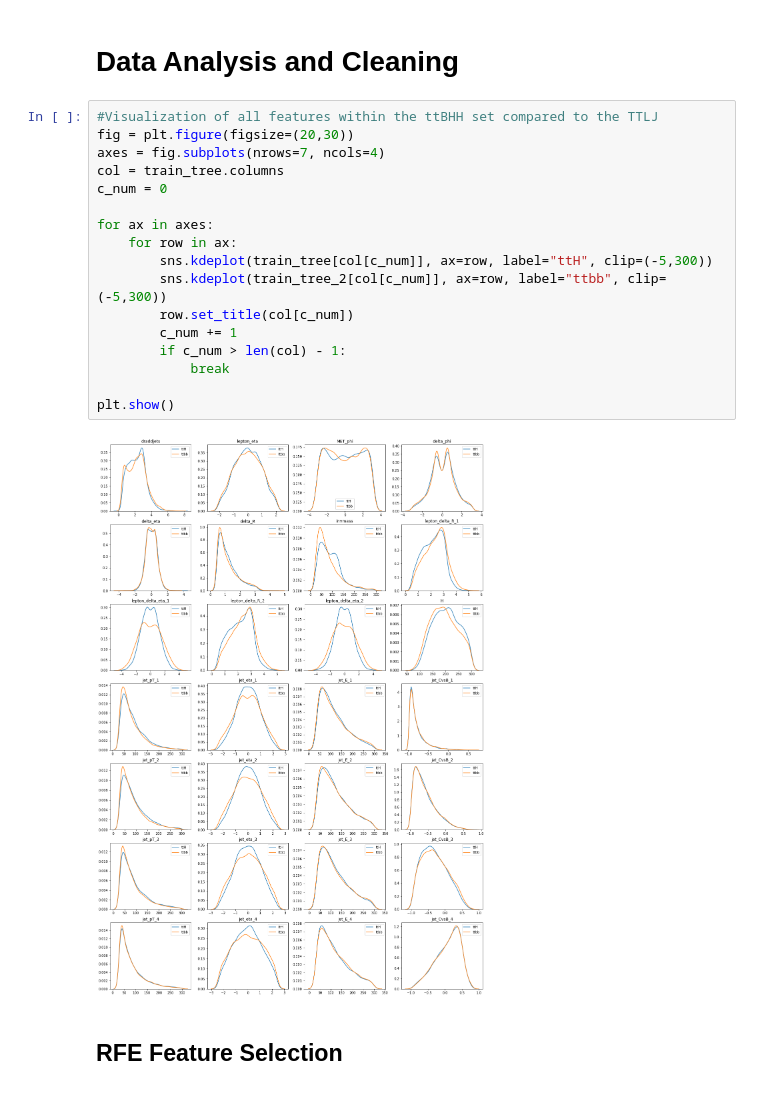
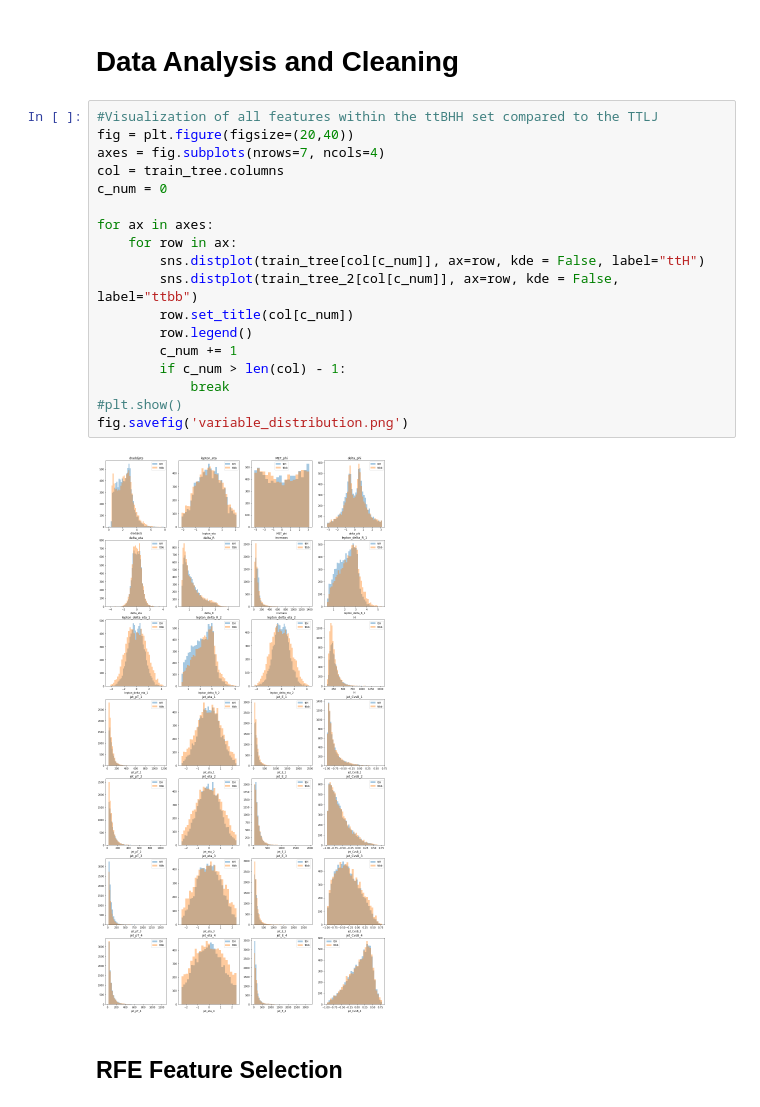
Before and after one commit to kevinyang372/HYU_PH, a Jupyter notebook: ttbb-tth(bb) Classification.ipynb, the cells around one changed output. Drawn from its saved outputs; the diff is of its cells as text.

```diff
--- a/ttbb-tth(bb) Classification.ipynb
+++ b/ttbb-tth(bb) Classification.ipynb
@@ -350,23 +352,24 @@ train, scaler = preprocess_data(full_train)
 # Data Analysis and Cleaning
 # %%
 #Visualization of all features within the ttBHH set compared to the TTLJ
-fig = plt.figure(figsize=(20,30))
+fig = plt.figure(figsize=(20,40))
 axes = fig.subplots(nrows=7, ncols=4)
 col = train_tree.columns
 c_num = 0
 
 for ax in axes:
     for row in ax:
-        sns.kdeplot(train_tree[col[c_num]], ax=row, label="ttH", clip=(-5,300))
-        sns.kdeplot(train_tree_2[col[c_num]], ax=row, label="ttbb", clip=(-5,300))
+        sns.distplot(train_tree[col[c_num]], ax=row, kde = False, label="ttH")
+        sns.distplot(train_tree_2[col[c_num]], ax=row, kde = False, label="ttbb")
         row.set_title(col[c_num])
+        row.legend()
         c_num += 1
         if c_num > len(col) - 1:
             break
-
-plt.show()
+#plt.show()
+fig.savefig('variable_distribution.png')
 # %% [output]
-[figure, old version]
+[figure, new version]
 # %% [markdown]
 ## RFE Feature Selection
 # %%
```
Also changed, not shown: parts of 20 cells of this notebook, 1 other file.
